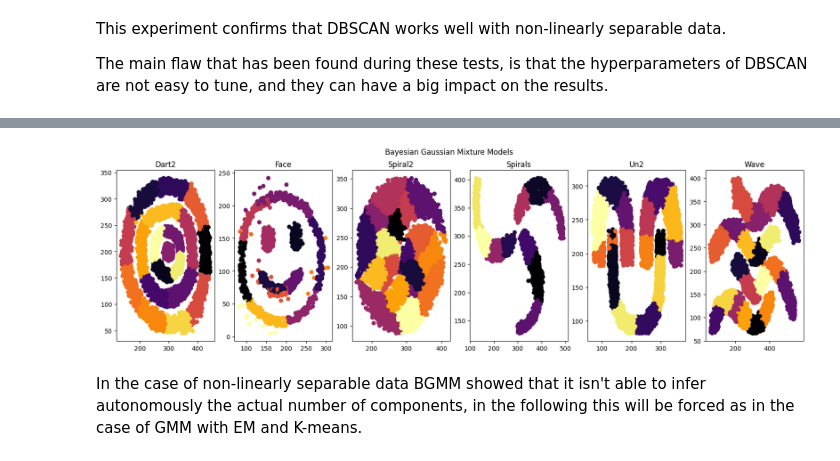
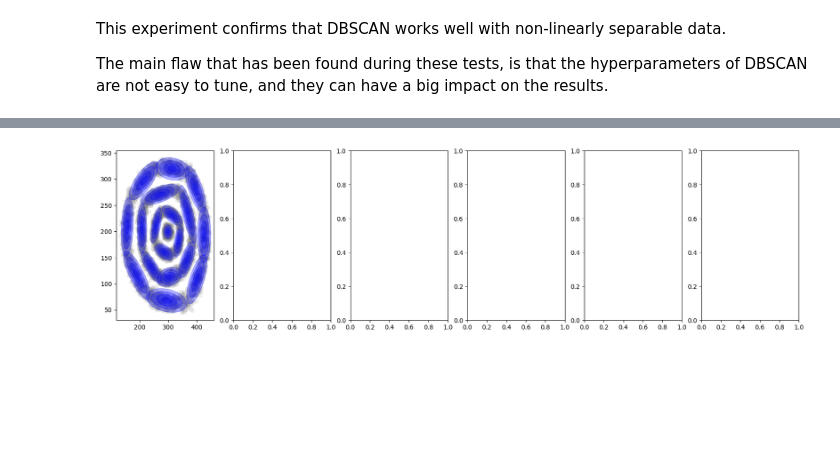
Before and after one commit to davidecapone/MixtureModelsClustering, a Jupyter notebook: notebooks/main.ipynb, the cells around one changed output, grey strips where cells are left out. Cells and saved outputs as stored; diff of their text form; code cells hidden in the pictures; blank space fills up the shorter version.

Commit message:
code and comment correction, minor changes, added ellipses analysis

```diff
--- a/notebooks/main.ipynb
+++ b/notebooks/main.ipynb
@@ -331,33 +326,18 @@ plt.show()
 # %%
-# Bayesian GMM
-
 # Apply Bayesian Gaussian Mixture
 ## sklearn's implementation of Bayesian GMM requires the number of components to be specified,
 ## but if the actual number of components is lower, the model will converge to the correct number of components
-bgmm_dart2 = BayesianGaussianMixture(n_components=20, random_state=0).fit(df_dart2)
-bgmm_face = BayesianGaussianMixture(n_components=20, random_state=0).fit(df_face)
-bgmm_spiral2 = BayesianGaussianMixture(n_components=20, random_state=0).fit(df_spiral2)
-bgmm_spirals = BayesianGaussianMixture(n_components=20, random_state=0).fit(df_spirals)
-bgmm_un2 = BayesianGaussianMixture(n_components=20, random_state=0).fit(df_un2)
-bgmm_wave = BayesianGaussianMixture(n_components=20, random_state=0).fit(df_wave)
+bgmm_dart2 = BayesianGaussianMixture(n_components=19, random_state=0, max_iter=5000).fit(df_dart2)
+#bgmm_face = BayesianGaussianMixture(n_components=15, random_state=0, max_iter=5000).fit(df_face)
+#bgmm_spiral2 = BayesianGaussianMixture(n_components=10, random_state=0, max_iter=5000).fit(df_spiral2)
+#bgmm_spirals = BayesianGaussianMixture(n_components=10, random_state=0, max_iter=5000).fit(df_spirals)
+#bgmm_un2 = BayesianGaussianMixture(n_components=10, random_state=0, max_iter=5000).fit(df_un2)
+#bgmm_wave = BayesianGaussianMixture(n_components=15, random_state=0, max_iter=5000).fit(df_wave)
 
-# Plotting results
+# Plotting results, with ellipses
 fig, ax = plt.subplots(1, 6, figsize=(20, 5))
-ax[0].scatter(df_dart2['x'], df_dart2['y'], c=bgmm_dart2.predict(df_dart2))
-ax[0].set_title('Dart2')
-ax[1].scatter(df_face['x'], df_face['y'], c=bgmm_face.predict(df_face))
-ax[1].set_title('Face')
-ax[2].scatter(df_spiral2['x'], df_spiral2['y'], c=bgmm_spiral2.predict(df_spiral2))
-ax[2].set_title('Spiral2')
-ax[3].scatter(df_spirals['x'], df_spirals['y'], c=bgmm_spirals.predict(df_spirals))
-ax[3].set_title('Spirals')
-ax[4].scatter(df_un2['x'], df_un2['y'], c=bgmm_un2.predict(df_un2))
-ax[4].set_title('Un2')
-ax[5].scatter(df_wave['x'], df_wave['y'], c=bgmm_wave.predict(df_wave))
-ax[5].set_title('Wave')
-fig.suptitle('Bayesian Gaussian Mixture Models')
+ax[0].scatter(df_dart2['x'], df_dart2['y'], c="grey", alpha=0.1)
+make_ellipses(bgmm_dart2, ax[0], 19)
 plt.show()
 # %% [output]
-[figure, old version]
+[figure, new version]
-# %% [markdown]
-In the case of non-linearly separable data BGMM showed that it isn't able to infer autonomously the actual number of components, in the following this will be forced as in the case of GMM with EM and K-means.
```
Also changed, not shown: parts of 20 cells of this notebook.
